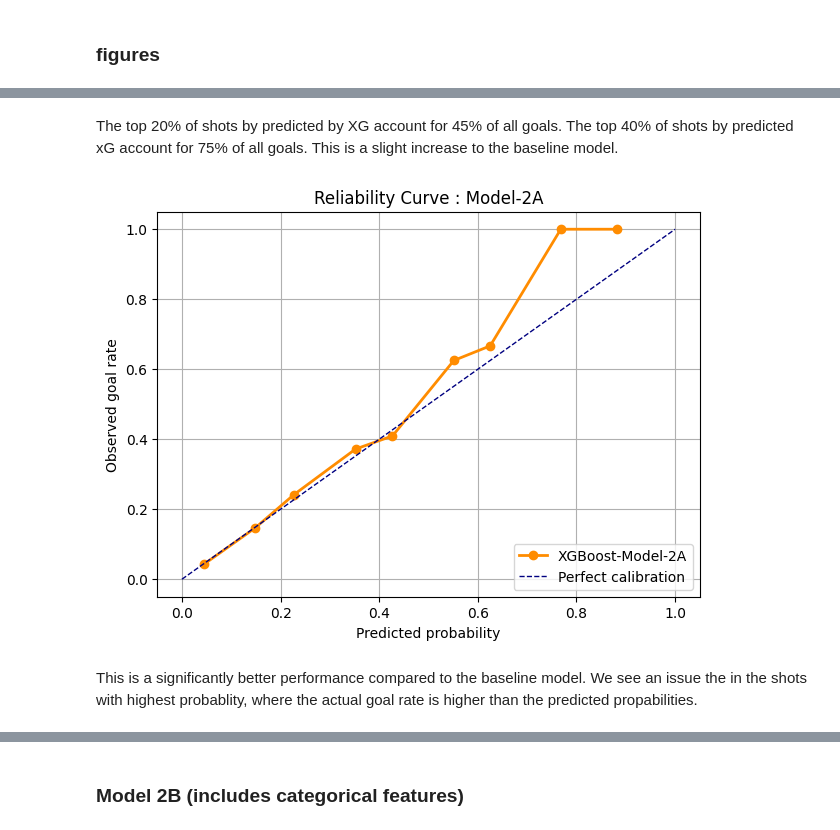
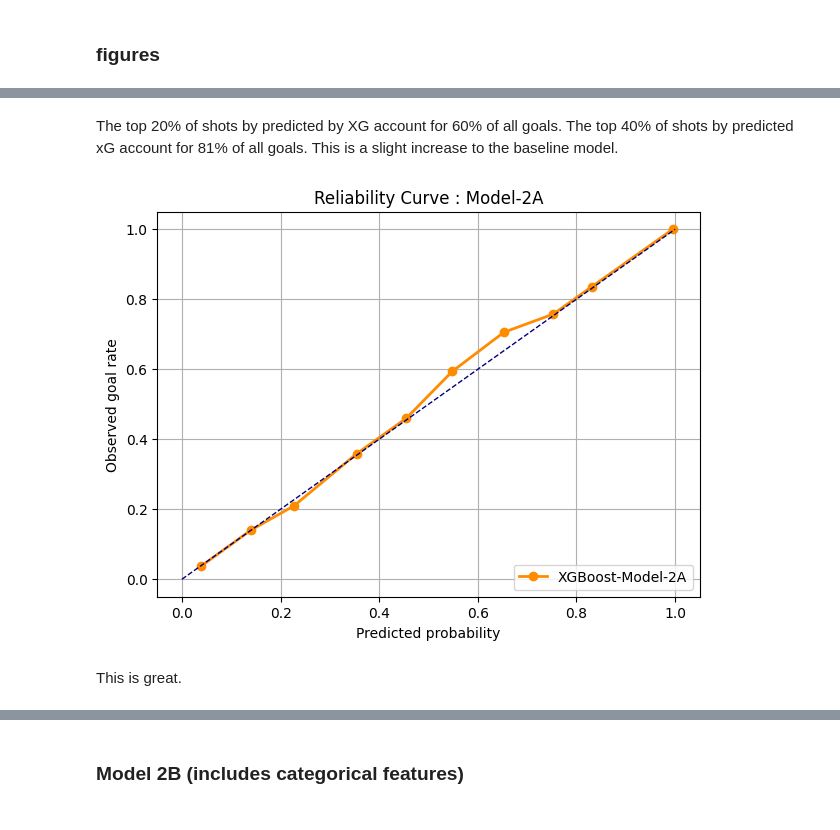
Before and after one commit to AbdelhamidRouatbi/data-science-code, a Jupyter notebook: notebooks/milestone2/step4_xgboost.ipynb, the cells around one changed output, grey strips where cells are left out. Cells and saved outputs as stored; diff of their text form; code cells hidden in the pictures.

```diff
--- a/notebooks/milestone2/step4_xgboost.ipynb
+++ b/notebooks/milestone2/step4_xgboost.ipynb
@@ -43 +51,12 @@ Index(['period_time_seconds', 'period', 'x_coord', 'y_coord',
       dtype='object')
+# %%
+all_features=['period_time_seconds', 'period', 'x_coord', 'y_coord',
+       'distance_from_net', 'shot_angle', 'shot_type', 'empty_net',
+       'last_event_type', 'last_event_x', 'last_event_y',
+       'time_since_last_event', 'last_event_distance', 'rebound',
+       'angle_change', 'event_speed', 'friendly_player_count',
+       'opponent_player_count', 'player_count_diff', 'time_since_powerplay']
+bool_features=["rebound", "empty_net"]
+cat_features=["period", "shot_type", "last_event_type", "player_count_diff",'friendly_player_count','opponent_player_count']
+df_train[bool_features] = df_train[bool_features].astype(int)
+df_train[cat_features]=df_train[cat_features].astype("category")
@@ -261,7 +315,3 @@ wandb.finish()
 ### train model
 # %% [markdown]
 ##### Prepare features
-# %%
-df_train["rebound"] = df_train["rebound"].astype(int)
-df_train["shot_type"] = df_train["shot_type"].astype("category")
-df_train["last_event_type"] = df_train["last_event_type"].astype("category")
@@ -286,10 +318,3 @@ Name: count, dtype: int64
-# %%
-all_features=['period_time_seconds', 'period', 'x_coord', 'y_coord',
-       'distance_from_net', 'shot_angle', 'shot_type', 'last_event_type',
-       'last_event_x', 'time_since_last_event', 'last_event_distance',
-       'rebound', 'angle_change', 'event_speed']
-
-cat_features=["shot_type", "last_event_type"]
 # %% [markdown]
 ##### Check missing values
 # %%
@@ -345,11 +371,11 @@ base_params = {
     "seed": 42
 }
 # %%
-max_depth_grid        = [5]
+max_depth_grid        = [4,5,6]
 learning_rate_grid    = [0.05, 0.075, 0.1]
 min_child_weight_grid = [1, 5]
-subsample_grid        = [0.9, 1.0]
-colsample_bytree_grid = [0.8, 0.9]
+subsample_grid        = [0.8, 0.9, 1.0]
+colsample_bytree_grid = [0.8, 0.9, 1.0]
 # %%
 results = []
 
@@ -612,25 +640,25 @@ plt.show()
 # %% [markdown]
-The top 20% of shots by predicted by XG account for 45% of all goals. The top 40% of shots by predicted xG account for 75% of all goals. This is a slight increase to the baseline model.
+The top 20% of shots by predicted by XG account for 60% of all goals. The top 40% of shots by predicted xG account for 81% of all goals. This is a slight increase to the baseline model.
 # %%
 #compute
 prob_true, prob_pred = calibration_curve(y_val, y_pred, n_bins=10)
 #plot
 plt.figure(figsize=(7, 5))
 plt.plot(prob_pred, prob_true, marker='o', color='darkorange', lw=2, label='XGBoost-Model-2A')
-plt.plot([0, 1], [0, 1], color='navy', lw=1, linestyle='--', label='Perfect calibration')
+plt.plot([0, 1], [0, 1], color='navy', lw=1, linestyle='--', label='')
 plt.xlabel("Predicted probability")
 plt.ylabel("Observed goal rate")
 plt.title("Reliability Curve : Model-2A")
 plt.legend(loc='lower right')
 plt.grid(True)
 #save
 plt.savefig(path_figures + "calibration_model2A.png", dpi=300)
 
 plt.show()
 # %% [output]
-[figure, old version]
+[figure, new version]
 # %% [markdown]
-This is a significantly better performance compared to the baseline model. We see an issue the in the shots with highest probablity, where the actual goal rate is higher than the predicted propabilities.
+This is great.
 # %%
 wandb.finish()
 # %% [output]
```
Also changed, not shown: parts of 82 cells of this notebook, 23 other files.
